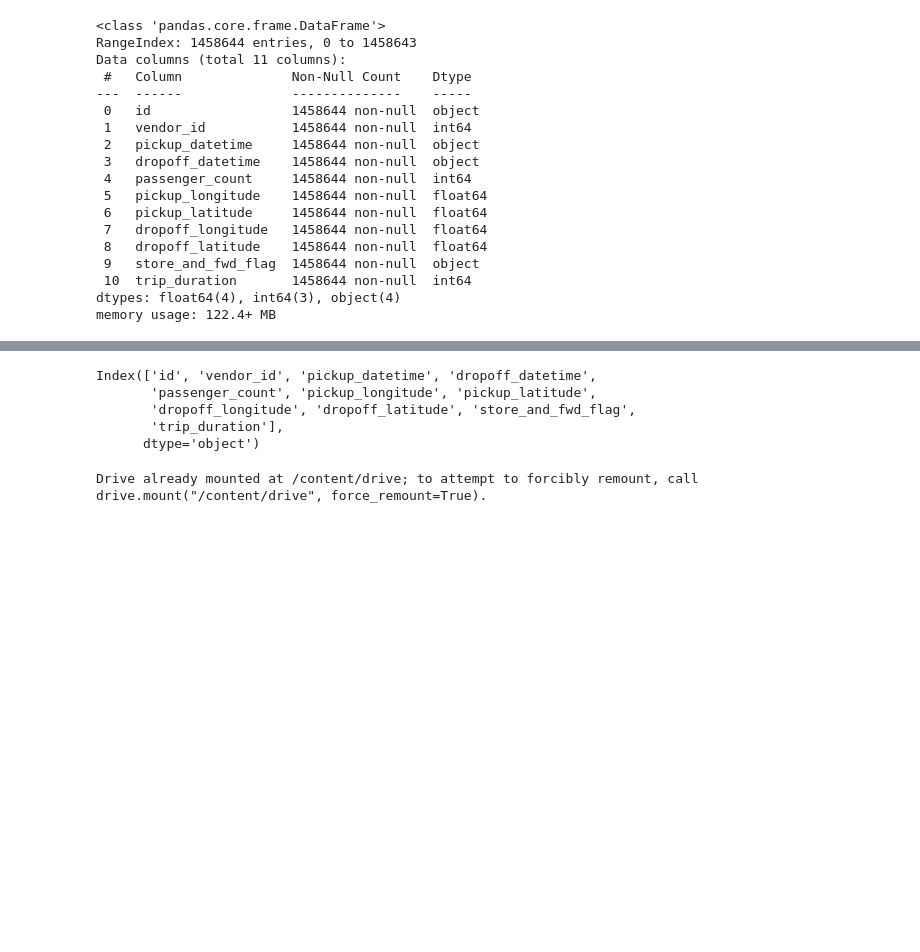
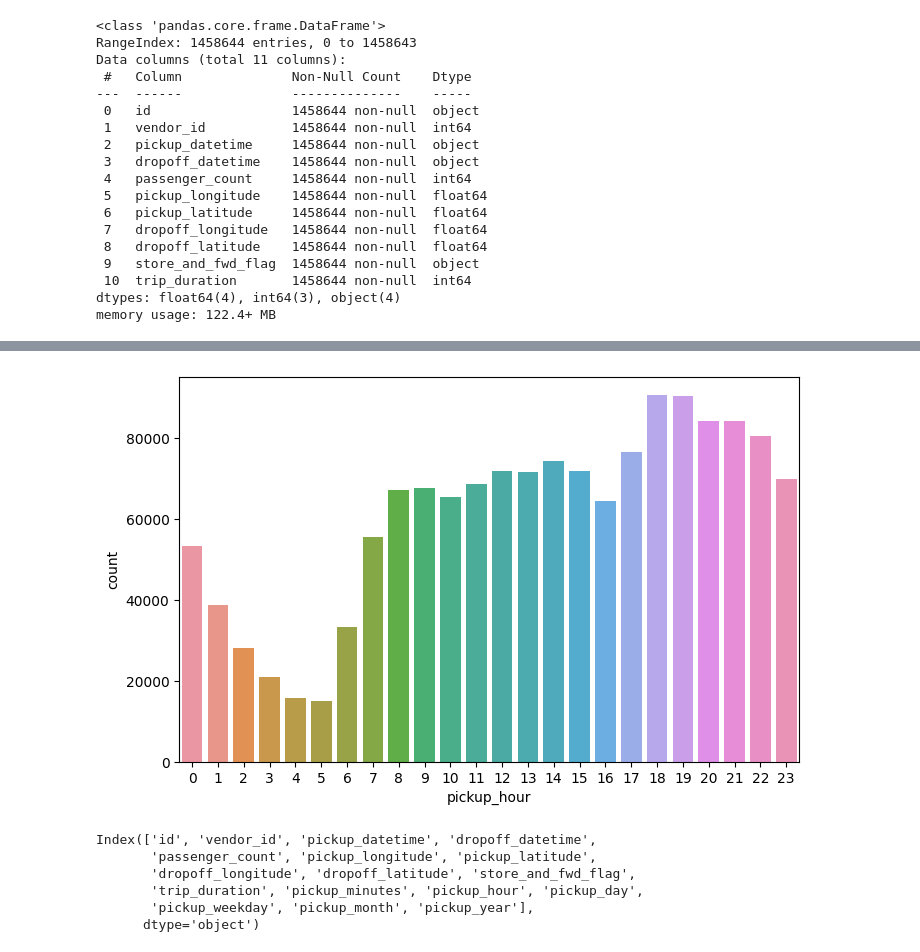
Before and after one commit to yungGenos/cronometro, a Jupyter notebook: atividade_2.ipynb, the cells around one changed output, grey strips where cells are left out. Saved outputs shown, nothing was run; the diff lists cells and outputs as text; code cells hidden in the pictures; blank space fills up the shorter version.

```diff
--- a/atividade_2.ipynb
+++ b/atividade_2.ipynb
@@ -24,3 +30,8 @@ from lightgbm import LGBMRegressor
 
 # Medidas de avaliação
 from sklearn import metrics
+# %%
+# Carregando os dados de treino
+df_taxi_ny_train = pd.read_csv('/content/drive/MyDrive/Colab Notebooks/taxi_ny_train.csv')
+print(df_taxi_ny_train.shape)
+df_taxi_ny_train.head(5)
@@ -47,0 +80,11 @@ memory usage: 122.4+ MB
+# %%
+# Sugestões de transformações de data
+df_taxi_ny_train['pickup_datetime'] = pd.to_datetime(df_taxi_ny_train.pickup_datetime) # Define o tipo de dado para datetime
+
+df_taxi_ny_train['pickup_minutes'] = df_taxi_ny_train['pickup_datetime'].dt.minute # Minutos
+df_taxi_ny_train['pickup_hour'] = df_taxi_ny_train['pickup_datetime'].dt.hour # hora
+df_taxi_ny_train['pickup_day'] = df_taxi_ny_train['pickup_datetime'].dt.day # dia
+df_taxi_ny_train['pickup_weekday'] = df_taxi_ny_train['pickup_datetime'].dt.weekday # dia da semana
+df_taxi_ny_train['pickup_month'] = df_taxi_ny_train['pickup_datetime'].dt.month # Mês
+df_taxi_ny_train['pickup_year'] = df_taxi_ny_train['pickup_datetime'].dt.year # ano
+df_taxi_ny_train.head(5)
@@ -48,3 +98,10 @@ memory usage: 122.4+ MB
+# %%
+# Gráfico
+plt.figure(figsize=(8,5))
+sns.countplot(x="pickup_hour", data=df_taxi_ny_train)
+plt.show()
+# %% [output]
+[figure, added]
 # %%
 # Listando as colunas do arquivo de dados
 df_taxi_ny_train.columns
@@ -52,11 +109,6 @@ df_taxi_ny_train.columns
 Index(['id', 'vendor_id', 'pickup_datetime', 'dropoff_datetime',
        'passenger_count', 'pickup_longitude', 'pickup_latitude',
        'dropoff_longitude', 'dropoff_latitude', 'store_and_fwd_flag',
-       'trip_duration'],
+       'trip_duration', 'pickup_minutes', 'pickup_hour', 'pickup_day',
+       'pickup_weekday', 'pickup_month', 'pickup_year'],
       dtype='object')
-# %%
-# Conexão com o drive
-from google.colab import drive
-drive.mount('/content/drive')
-# %% [output]
-Drive already mounted at /content/drive; to attempt to forcibly remount, call drive.mount("/content/drive", force_remount=True).
```
Also changed, not shown: parts of 26 cells of this notebook.
